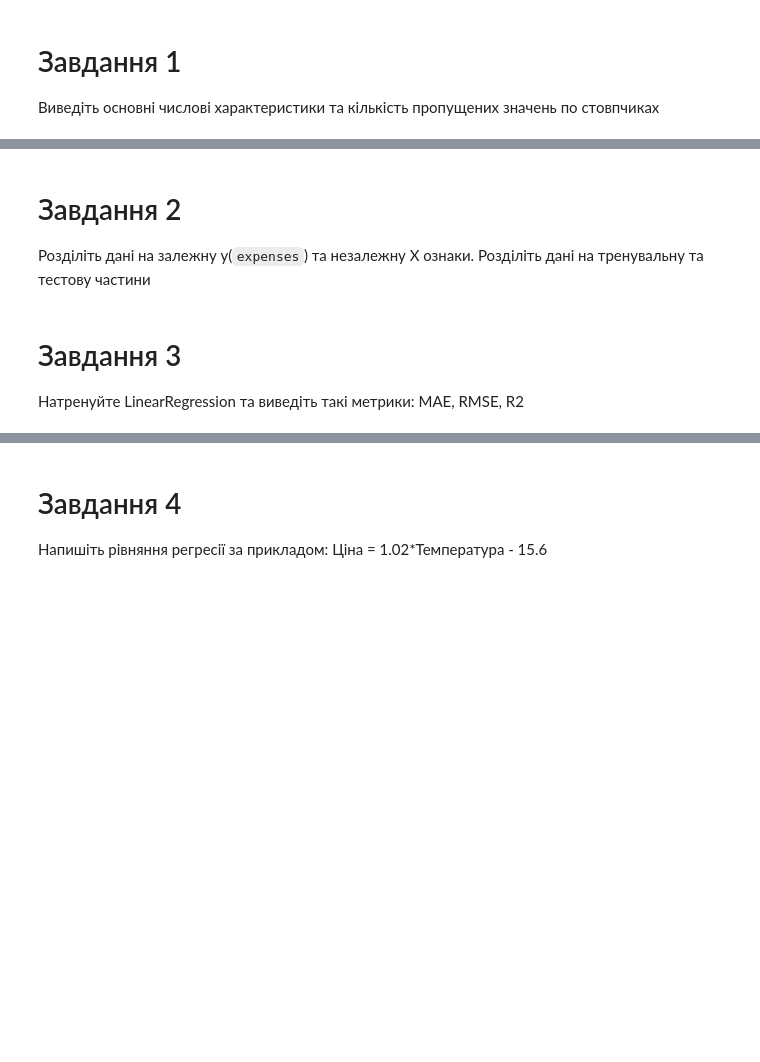
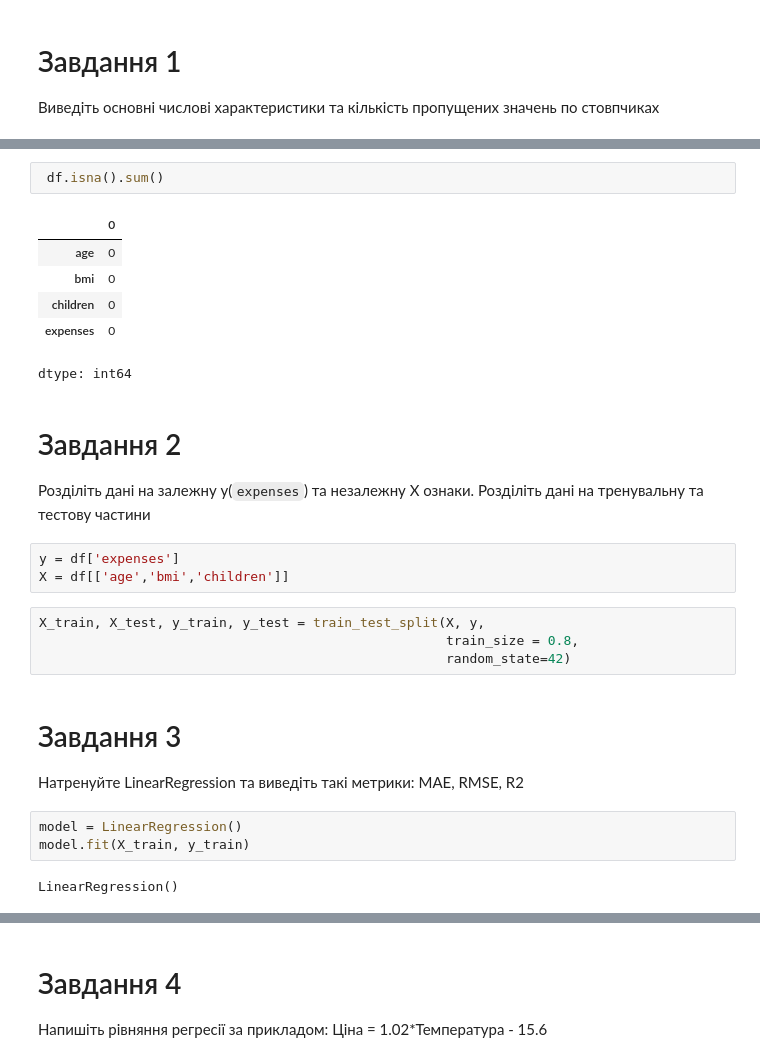
Before and after one commit to justcating/pypairs, a Jupyter notebook: ДЗ_6.ipynb, the cells around one changed output, grey strips where cells are left out. Cells and saved outputs as stored; diff of their text form; blank space fills up the shorter version.

```diff
--- a/ДЗ_6.ipynb
+++ b/ДЗ_6.ipynb
@@ -27,6 +39,27 @@ df.head()
+# %%
+ df.isna().sum()
+# %% [output]
+|  | 0 |
+| age | 0 |
+| bmi | 0 |
+| children | 0 |
+| expenses | 0 |
+dtype: int64
 # %% [markdown]
 # Завдання 2
 Розділіть дані на залежну y(`expenses`) та незалежну X ознаки. Розділіть дані на тренувальну та тестову частини
+# %%
+y = df['expenses']
+X = df[['age','bmi','children']]
+# %%
+X_train, X_test, y_train, y_test = train_test_split(X, y,
+                                                    train_size = 0.8,
+                                                    random_state=42)
 # %% [markdown]
 # Завдання 3
 Натренуйте LinearRegression та виведіть такі метрики: MAE, RMSE, R2
+# %%
+model = LinearRegression()
+model.fit(X_train, y_train)
+# %% [output]
+LinearRegression()
```
Also changed, not shown: parts of 15 cells of this notebook.
